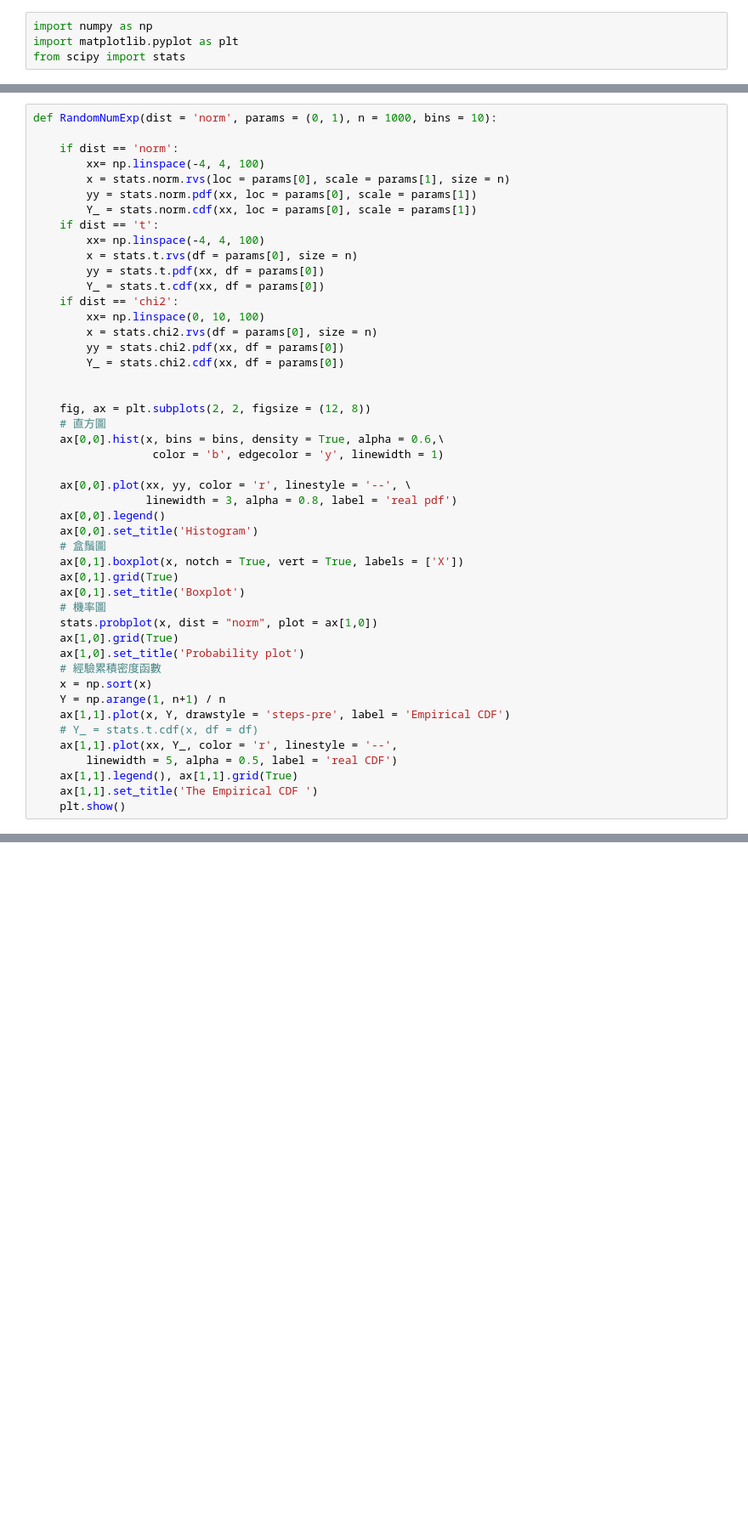
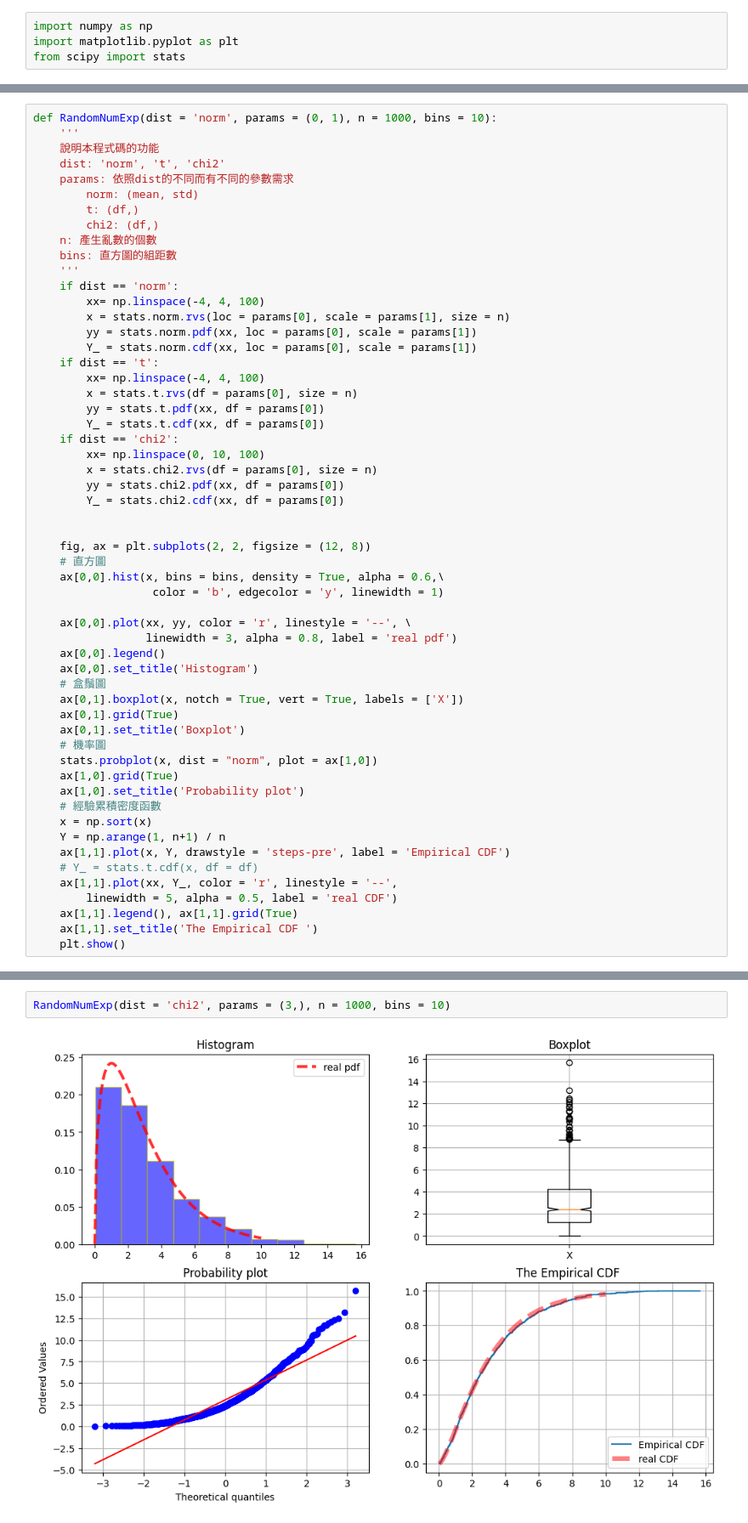
Before and after one commit to ntpuccw/InClassCoding, a Jupyter notebook: gar0924.ipynb, the cells around one changed output, grey strips where cells are left out. Shown at 85% size. Saved outputs shown, nothing was run; the diff lists cells and outputs as text; blank space fills up the shorter version.

```diff
--- a/gar0924.ipynb
+++ b/gar0924.ipynb
@@ -76,6 +5,15 @@ plt.show()
 # %%
 def RandomNumExp(dist = 'norm', params = (0, 1), n = 1000, bins = 10):
-
+    '''
+    說明本程式碼的功能
+    dist: 'norm', 't', 'chi2'
+    params: 依照dist的不同而有不同的參數需求
+        norm: (mean, std)
+        t: (df,)
+        chi2: (df,)
+    n: 產生亂數的個數
+    bins: 直方圖的組距數
+    '''
     if dist == 'norm':
         xx= np.linspace(-4, 4, 100)
         x = stats.norm.rvs(loc = params[0], scale = params[1], size = n)
@@ -130,0 +69,4 @@ RandomNumExp(dist = 't', params = (3, 1), n = 1000, bins = 10)
+# %%
+RandomNumExp(dist = 'chi2', params = (3,), n = 1000, bins = 10)
+# %% [output]
+[figure, added]
```
Also changed, not shown: parts of 3 cells of this notebook.
